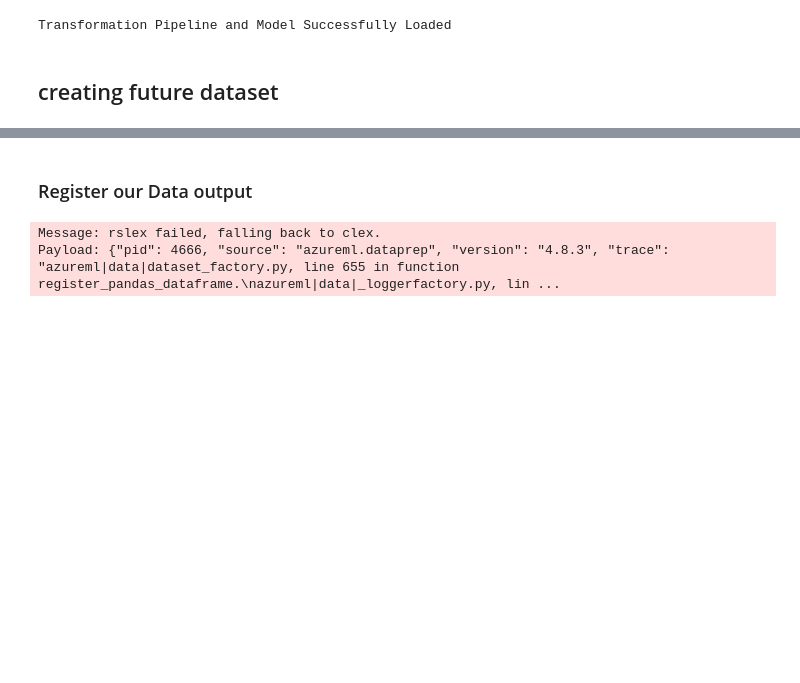
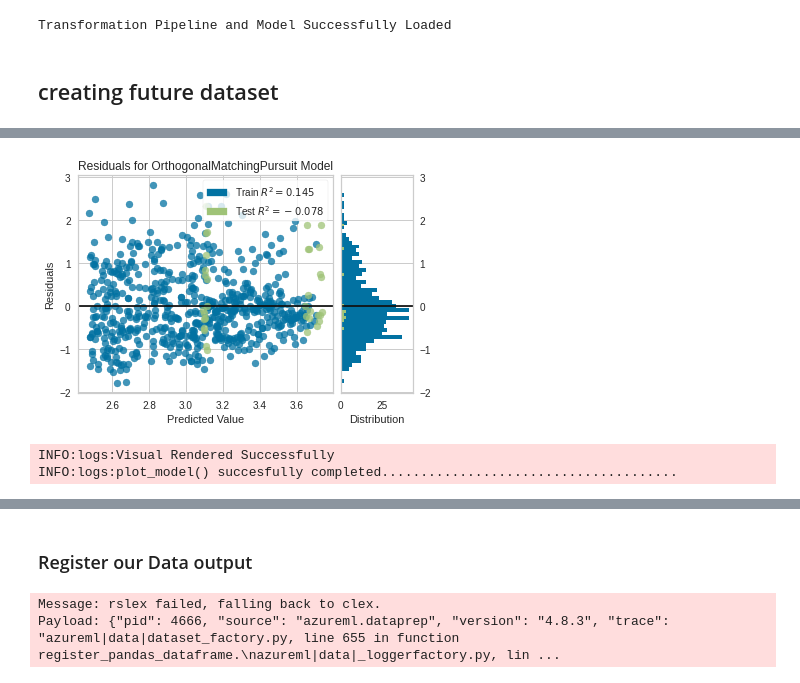
Before and after one commit to tedyadika/Azureml, a Jupyter notebook: 2_Data_eng_visuals.ipynb, the cells around one changed output, grey strips where cells are left out. Saved outputs shown, nothing was run; the diff lists cells and outputs as text; code cells hidden in the pictures; blank space fills up the shorter version.

```diff
--- a/2_Data_eng_visuals.ipynb
+++ b/2_Data_eng_visuals.ipynb
@@ -312,0 +375,2 @@ future_df = pd.concat([Aut_data,future_data],ignore_index=True).fillna(0)
+# %%
+best = compare_models()
@@ -312,0 +408,6 @@ future_df = pd.concat([Aut_data,future_data],ignore_index=True).fillna(0)
+# %%
+plot_model(best, plot = 'residuals')
+# %% [output]
+[figure, added]
+INFO:logs:Visual Rendered Successfully
+INFO:logs:plot_model() succesfully completed......................................
```
Also changed, not shown: parts of 20 cells of this notebook.
